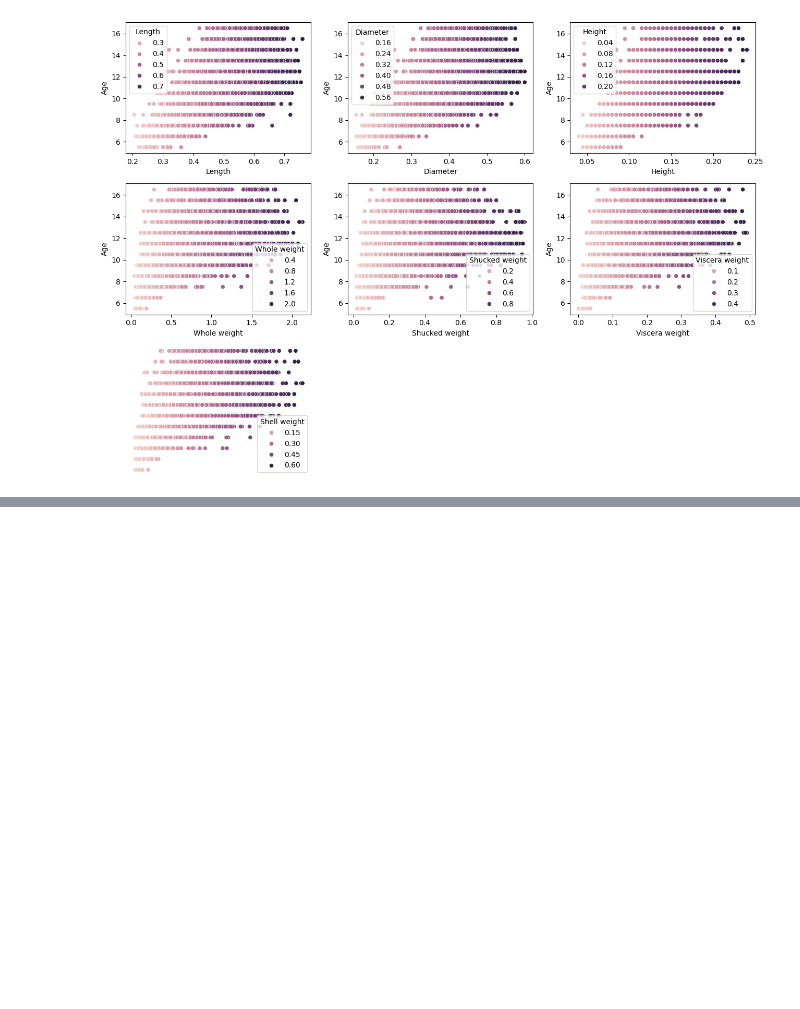
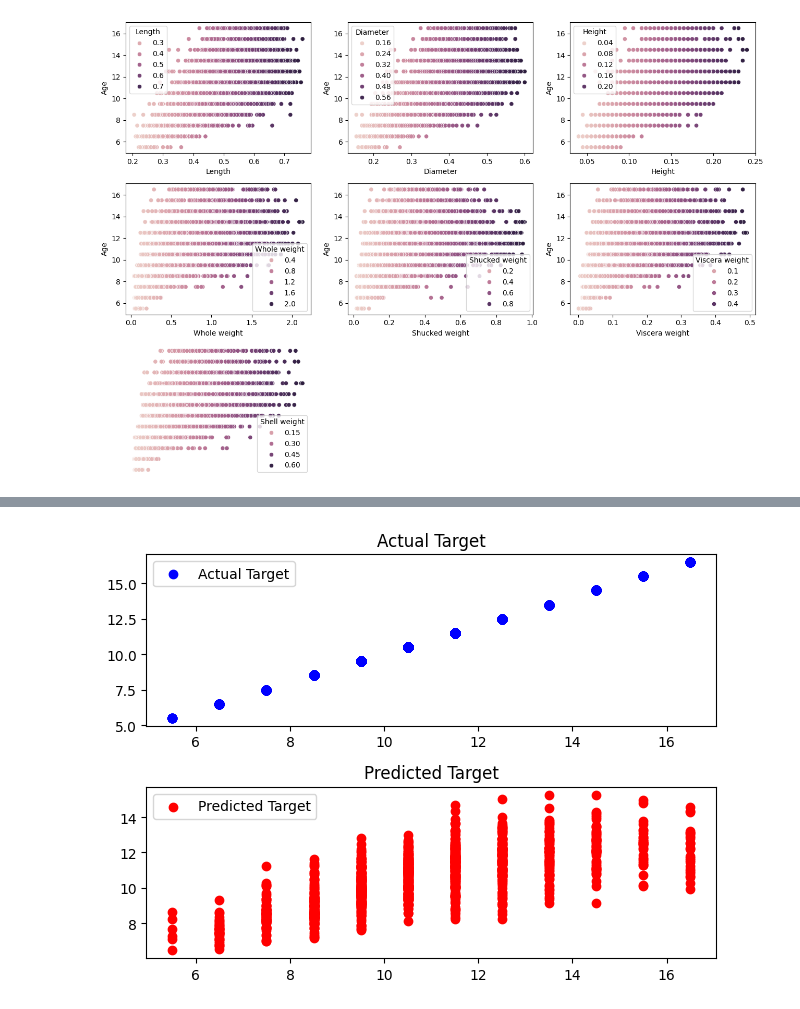
Before and after one commit to SovansunchhayKhoun/final-ml-project, a Jupyter notebook: main.ipynb, the cells around one changed output, grey strips where cells are left out. Cells and saved outputs as stored; diff of their text form; code cells hidden in the pictures; blank space fills up the shorter version.

```diff
--- a/main.ipynb
+++ b/main.ipynb
@@ -262,0 +387,6 @@ plt.tight_layout()
+# %%
+model_0.eval()
+with torch.inference_mode():
+  y_pred_new = model_0(X_test)
+
+y_pred_new[:5], y_test[:5]
@@ -262,0 +404,5 @@ plt.tight_layout()
+# %%
+from nn_model import plot_pred
+plot_pred(actual_value=y_test, pred=y_pred_new)
+# %% [output]
+[figure, added]
```
Also changed, not shown: parts of 20 cells of this notebook, 1 other file.
